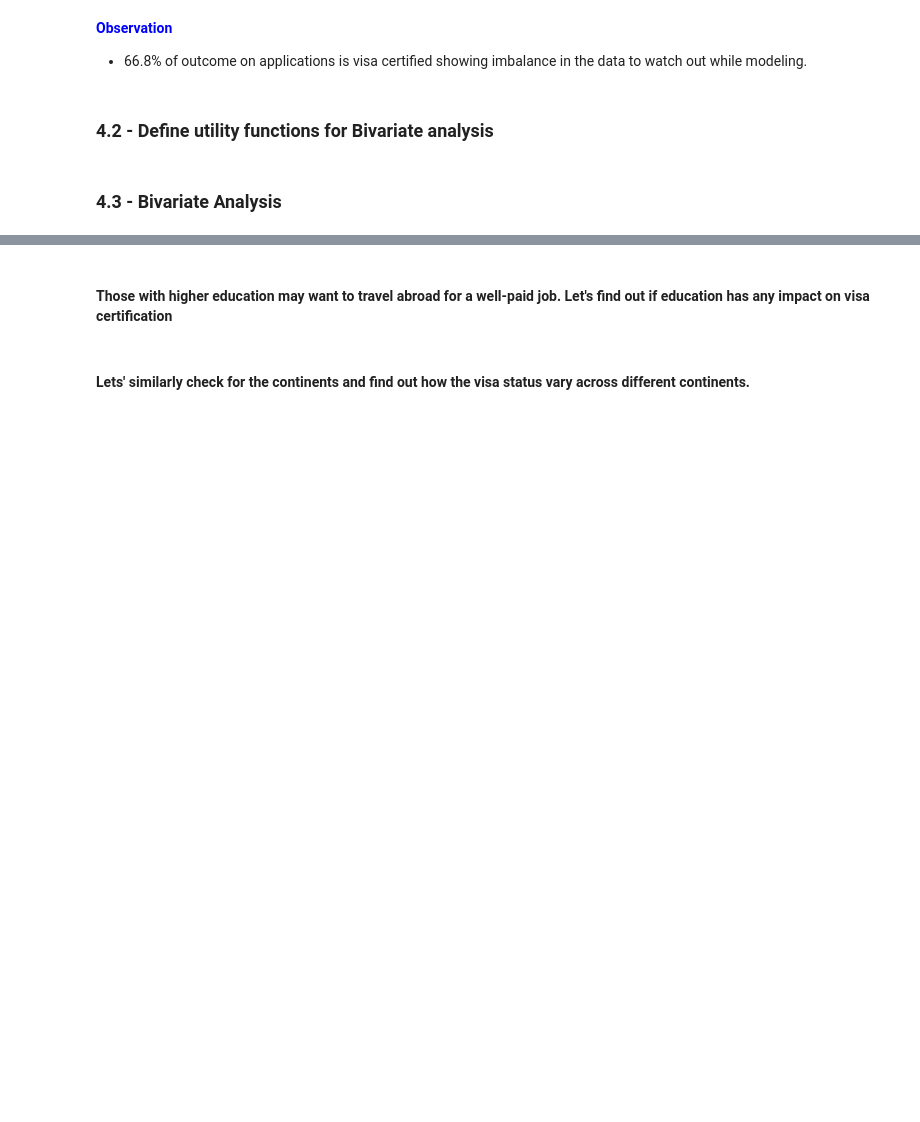
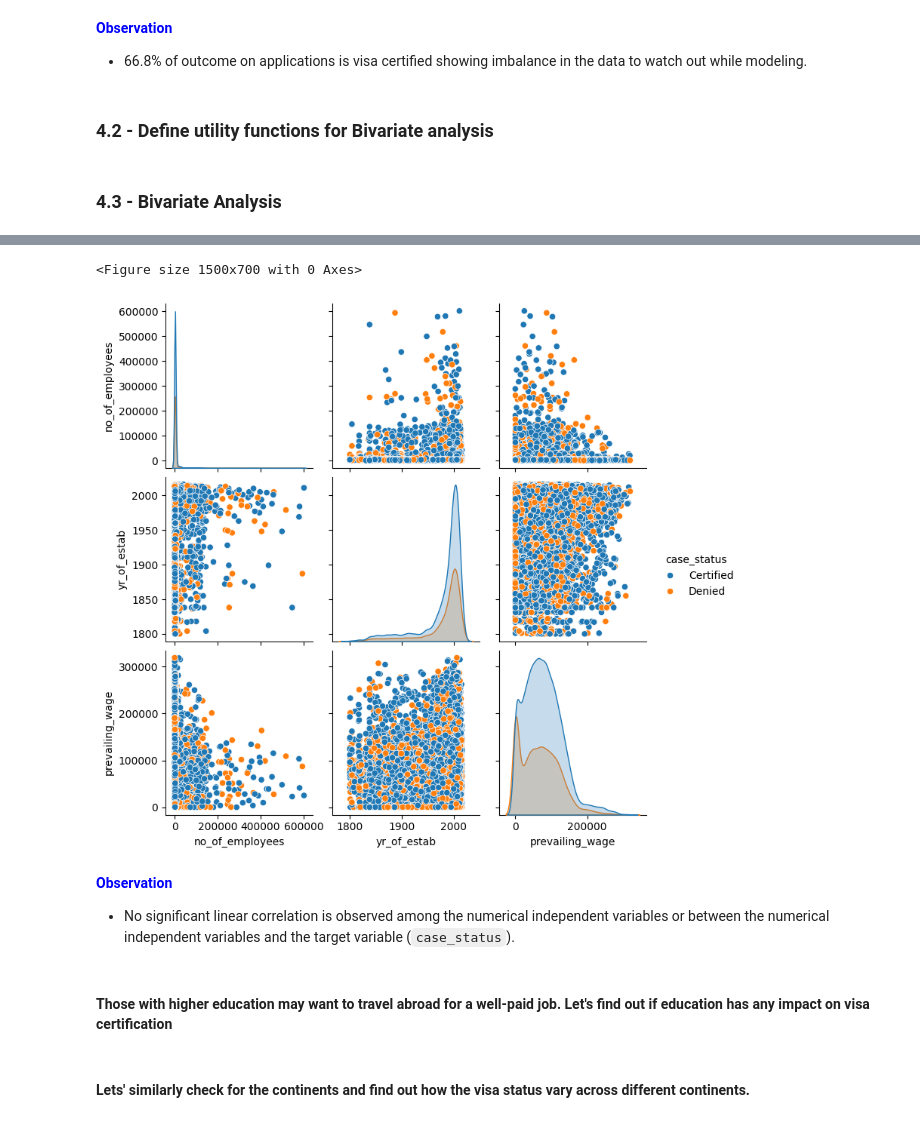
Before and after one commit to RashmiJK/PGP-AIML-EasyVisa-AML, a Jupyter notebook: easyvisa_modeling.ipynb, the cells around one changed output, grey strips where cells are left out. Saved outputs shown, nothing was run; the diff lists cells and outputs as text; code cells hidden in the pictures; blank space fills up the shorter version.

```diff
--- a/easyvisa_modeling.ipynb
+++ b/easyvisa_modeling.ipynb
@@ -603,3 +633,14 @@ plt.show()
+# %%
+# pair plot matrix
+plt.figure(figsize=(15, 7))
+sns.pairplot(data, hue="case_status", diag_kind="kde");
+plt.show()
+# %% [output]
+<Figure size 1500x700 with 0 Axes>
+[figure, added]
+# %% [markdown]
+<span style="color: blue;">**Observation**</span>
+* No significant linear correlation is observed among the numerical independent variables or between the numerical independent variables and the target variable (`case_status`).
 # %% [markdown]
 #### Those with higher education may want to travel abroad for a well-paid job. Let's find out if education has any impact on visa certification
 # %%
```
Also changed, not shown: parts of 8 cells of this notebook.
